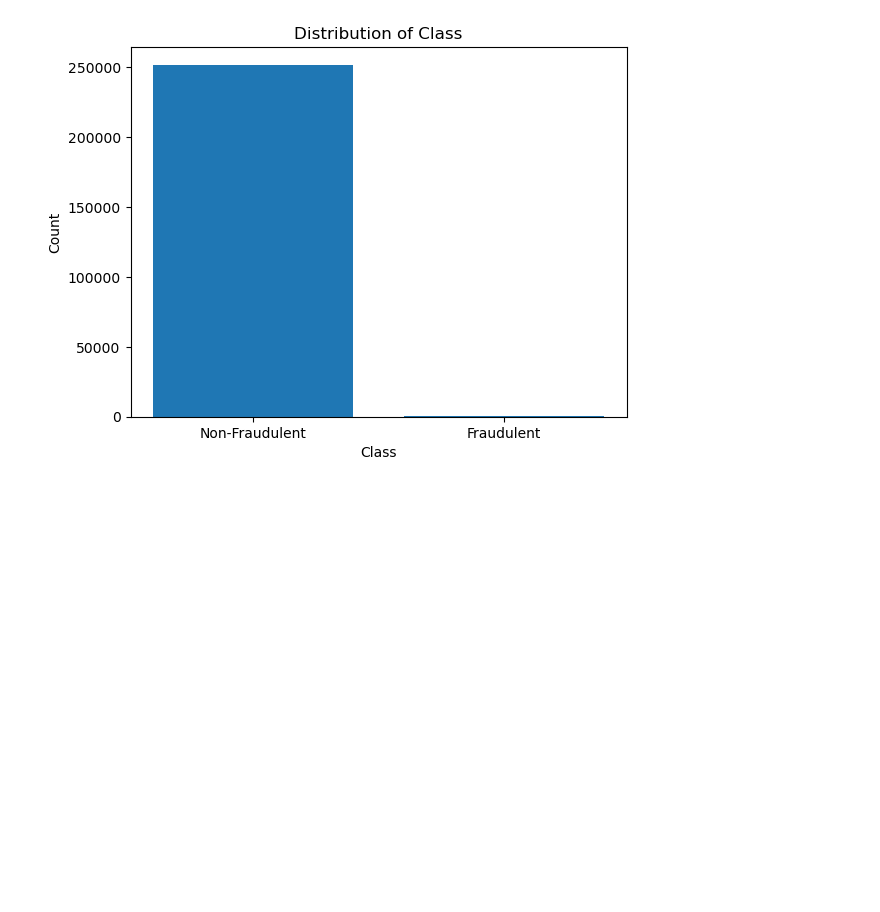
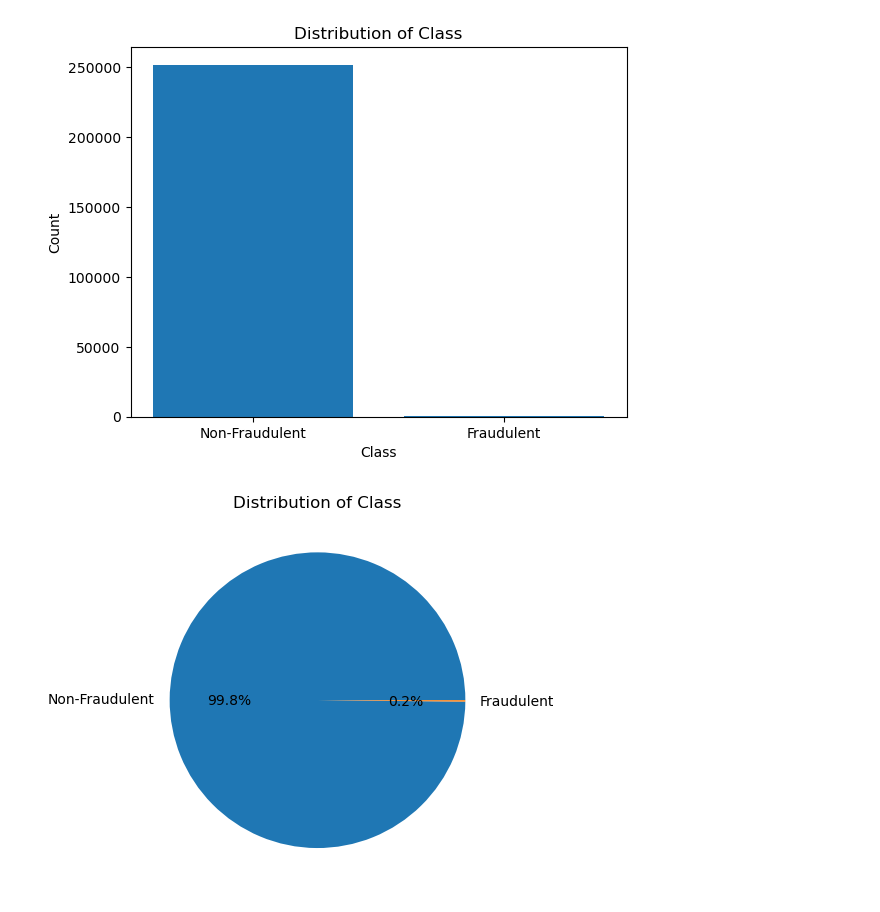
Before and after one commit to jodahe1/Adey-Innovations-Inc, a Jupyter notebook: CreaditDataCleaning.ipynb, the cells around one changed output. Drawn from its saved outputs; the diff is of its cells as text; code cells hidden in the pictures; blank space fills up the shorter version.

```diff
--- a/CreaditDataCleaning.ipynb
+++ b/CreaditDataCleaning.ipynb
@@ -129,3 +129,10 @@ plt.xticks(class_counts.index, labels=['Non-Fraudulent', 'Fraudulent'])
 plt.show()
 # %% [output]
 [figure]
+# %%
+# Plotting the distribution using a pie chart
+plt.pie(class_counts.values, labels=['Non-Fraudulent', 'Fraudulent'], autopct='%1.1f%%')
+plt.title('Distribution of Class')
+plt.show()
+# %% [output]
+[figure, added]
```
Also changed, not shown: parts of 3 cells of this notebook.
